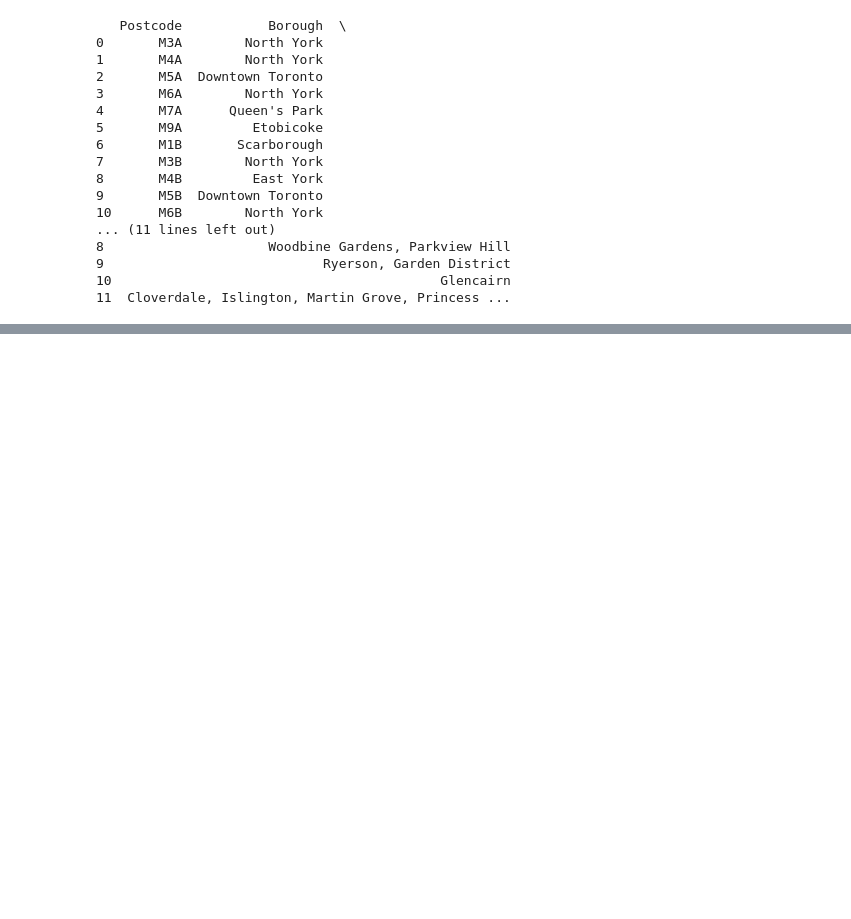
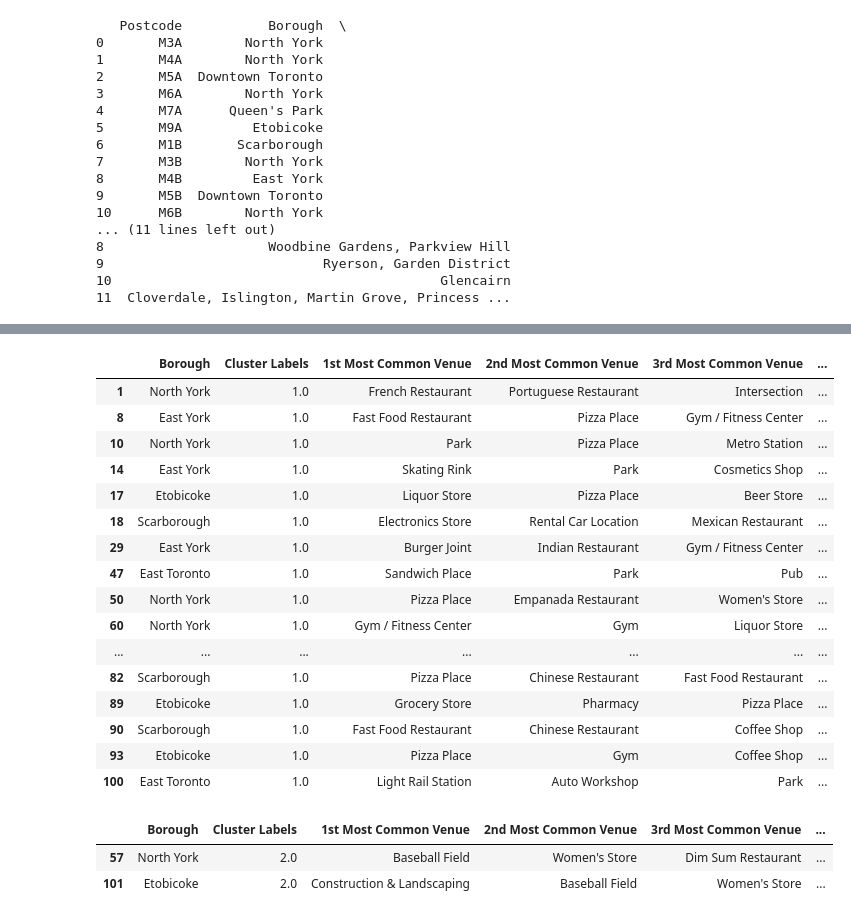
Before and after one commit to tstannar/IBM_Capstone, a Jupyter notebook: TorontoClustering.ipynb, the cells around one changed output, grey strips where cells are left out. Drawn from its saved outputs; the diff is of its cells as text; code cells hidden in the pictures; blank space fills up the shorter version.

```diff
--- a/TorontoClustering.ipynb
+++ b/TorontoClustering.ipynb
@@ -35,0 +389,12 @@ print(df.loc[0:11,:])
+# %%
+num_top_venues = 5
+
+for hood in toronto_grouped['Neighborhood']:
+    print("----"+hood+"----")
+    temp = toronto_grouped[toronto_grouped['Neighborhood'] == hood].T.reset_index()
+    temp.columns = ['venue','freq']
+    temp = temp.iloc[1:]
+    temp['freq'] = temp['freq'].astype(float)
+    temp = temp.round({'freq': 2})
+    print(temp.sort_values('freq', ascending=False).reset_index(drop=True).head(num_top_venues))
+    print('\n')
@@ -35,0 +419,6 @@ print(df.loc[0:11,:])
+# %%
+def return_most_common_venues(row, num_top_venues):
+    row_categories = row.iloc[1:]
+    row_categories_sorted = row_categories.sort_values(ascending=False)
+
+    return row_categories_sorted.index.values[0:num_top_venues]
@@ -35,0 +455,16 @@ print(df.loc[0:11,:])
+# %%
+# set number of clusters
+kclusters = 10
+
+toronto_grouped_clustering = toronto_grouped.drop('Neighborhood', 1)
+print(toronto_grouped_clustering.shape)
+# run k-means clustering
+kmeans = KMeans(n_clusters=kclusters, random_state=0).fit(toronto_grouped_clustering)
+
+# check cluster labels generated for each row in the dataframe
+print(kmeans.labels_[0:10])
+
+
+# add clustering labels
+neighborhoods_venues_sorted.insert(0, 'Cluster Labels', kmeans.labels_)
+print(neighborhoods_venues_sorted['Cluster Labels'].unique())
@@ -35,0 +475,7 @@ print(df.loc[0:11,:])
+# %%
+toronto_merged = toronto_data
+toronto_merged = toronto_merged.rename(columns={'Neighbourhood':'Neighborhood'})
+# merge toronto_grouped with toronto_data to add latitude/longitude for each neighborhood
+toronto_merged = toronto_merged.join(neighborhoods_venues_sorted.set_index('Neighborhood'), on='Neighborhood').dropna(how='any')
+
+toronto_merged.head() # check the last columns!
@@ -35,0 +544,26 @@ print(df.loc[0:11,:])
+# %%
+toronto_merged.loc[toronto_merged['Cluster Labels'] == 1, toronto_merged.columns[[1] + list(range(5, toronto_merged.shape[1]))]]
+# %% [output]
+|  | Borough | Cluster Labels | 1st Most Common Venue | 2nd Most Common Venue | 3rd Most Common Venue | ... |
+| 1 | North York | 1.0 | French Restaurant | Portuguese Restaurant | Intersection | ... |
+| 8 | East York | 1.0 | Fast Food Restaurant | Pizza Place | Gym / Fitness Center | ... |
+| 10 | North York | 1.0 | Park | Pizza Place | Metro Station | ... |
+| 14 | East York | 1.0 | Skating Rink | Park | Cosmetics Shop | ... |
+| 17 | Etobicoke | 1.0 | Liquor Store | Pizza Place | Beer Store | ... |
+| 18 | Scarborough | 1.0 | Electronics Store | Rental Car Location | Mexican Restaurant | ... |
+| 29 | East York | 1.0 | Burger Joint | Indian Restaurant | Gym / Fitness Center | ... |
+| 47 | East Toronto | 1.0 | Sandwich Place | Park | Pub | ... |
+| 50 | North York | 1.0 | Pizza Place | Empanada Restaurant | Women's Store | ... |
+| 60 | North York | 1.0 | Gym / Fitness Center | Gym | Liquor Store | ... |
+| ... | ... | ... | ... | ... | ... | ... |
+| 82 | Scarborough | 1.0 | Pizza Place | Chinese Restaurant | Fast Food Restaurant | ... |
+| 89 | Etobicoke | 1.0 | Grocery Store | Pharmacy | Pizza Place | ... |
+| 90 | Scarborough | 1.0 | Fast Food Restaurant | Chinese Restaurant | Coffee Shop | ... |
+| 93 | Etobicoke | 1.0 | Pizza Place | Gym | Coffee Shop | ... |
+| 100 | East Toronto | 1.0 | Light Rail Station | Auto Workshop | Park | ... |
+# %%
+toronto_merged.loc[toronto_merged['Cluster Labels'] == 2, toronto_merged.columns[[1] + list(range(5, toronto_merged.shape[1]))]]
+# %% [output]
+|  | Borough | Cluster Labels | 1st Most Common Venue | 2nd Most Common Venue | 3rd Most Common Venue | ... |
+| 57 | North York | 2.0 | Baseball Field | Women's Store | Dim Sum Restaurant | ... |
+| 101 | Etobicoke | 2.0 | Construction & Landscaping | Baseball Field | Women's Store | ... |
```
Also changed, not shown: parts of 49 cells of this notebook.
